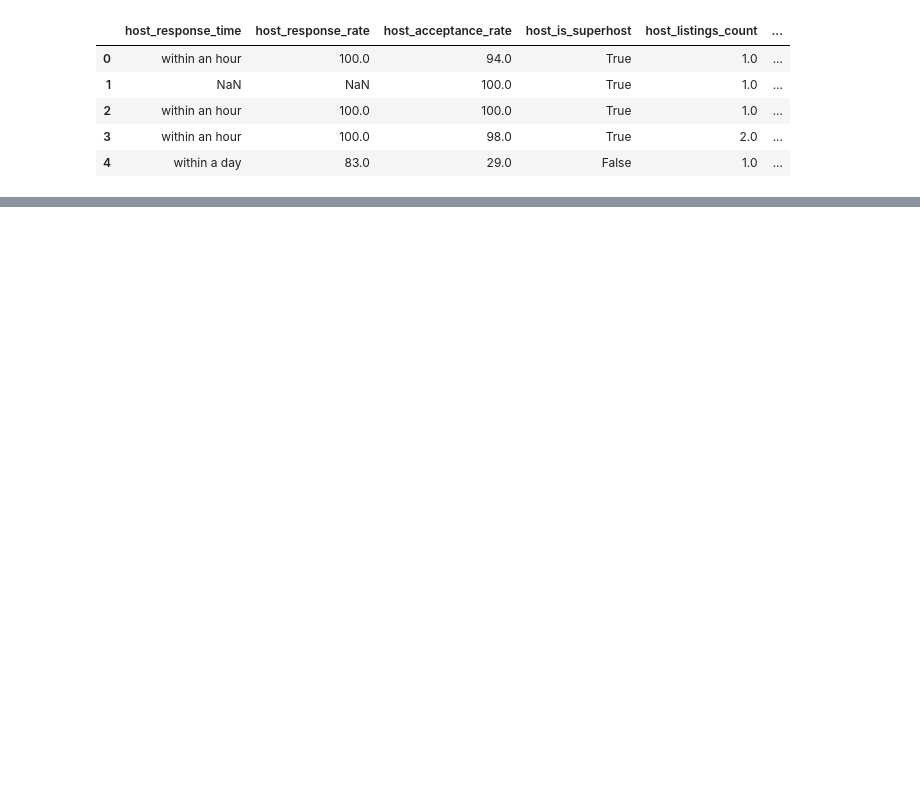
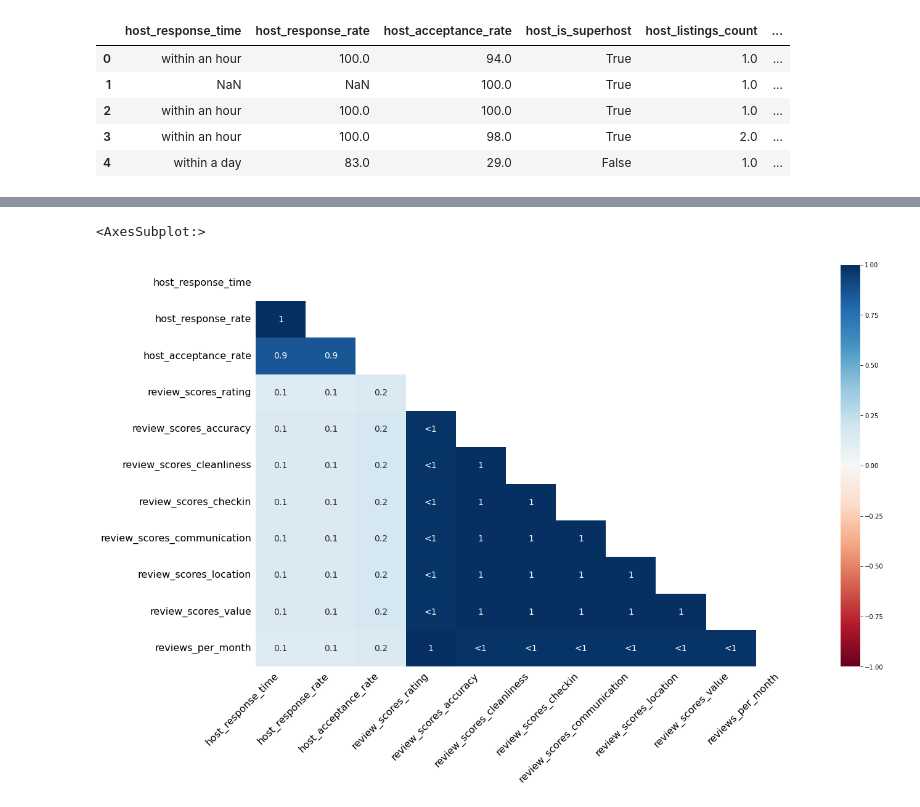
Before and after one commit to donavinlo/airbnb, a Jupyter notebook: airbnb_nashville.ipynb, the cells around one changed output, grey strips where cells are left out. Saved outputs shown, nothing was run; the diff lists cells and outputs as text; code cells hidden in the pictures; blank space fills up the shorter version.

Commit message:
data_visualization_finished

```diff
--- a/airbnb_nashville.ipynb
+++ b/airbnb_nashville.ipynb
@@ -154,6 +158,7 @@ def create_amenity_boolean_df(amenity_series, amenity_list):
     return pd.DataFrame(amenity_dict)
 
 def add_amenities(df, amenity_series, amenity_list):
+    "Concatenate the boolean_df for the dataframe to the dataframe passed in the function"
     boolean_df = create_amenity_boolean_df(amenity_series, amenity_list)
     return pd.concat([df, boolean_df], axis=1)
 # %%
@@ -162,7 +167,7 @@ def change_to_boolean(df, col_names):
     for col in col_names:
         df[col] = df[col].map({'t':True, 'f':False})
 # %%
-amenity_try = ['pool', 'wifi', 'internet', 'kitchen', 'free parking', 'free street parking','hot tub', 'washer'
+amenity_try = ['pool', 'wifi', 'kitchen', 'free parking', 'free street parking','hot tub', 'washer'
                ,'air conditioning', 'workspace', 'pet', 'gym']
 
 bool_cols = ['host_is_superhost', 'host_has_profile_pic', 'host_identity_verified', 'has_availability',
@@ -215,0 +202,4 @@ df.head(5)
+# %%
+from sklearn.model_selection import train_test_split as tst
+train_df, test_df = tst(df, test_size=0.10, random_state=15413)
+df_list = [train_df, test_df]
@@ -217,0 +267,5 @@ df.head(5)
+# %%
+msno.heatmap(train_df)
+# %% [output]
+<AxesSubplot:>
+[figure, added]
```
Also changed, not shown: parts of 58 cells of this notebook.
